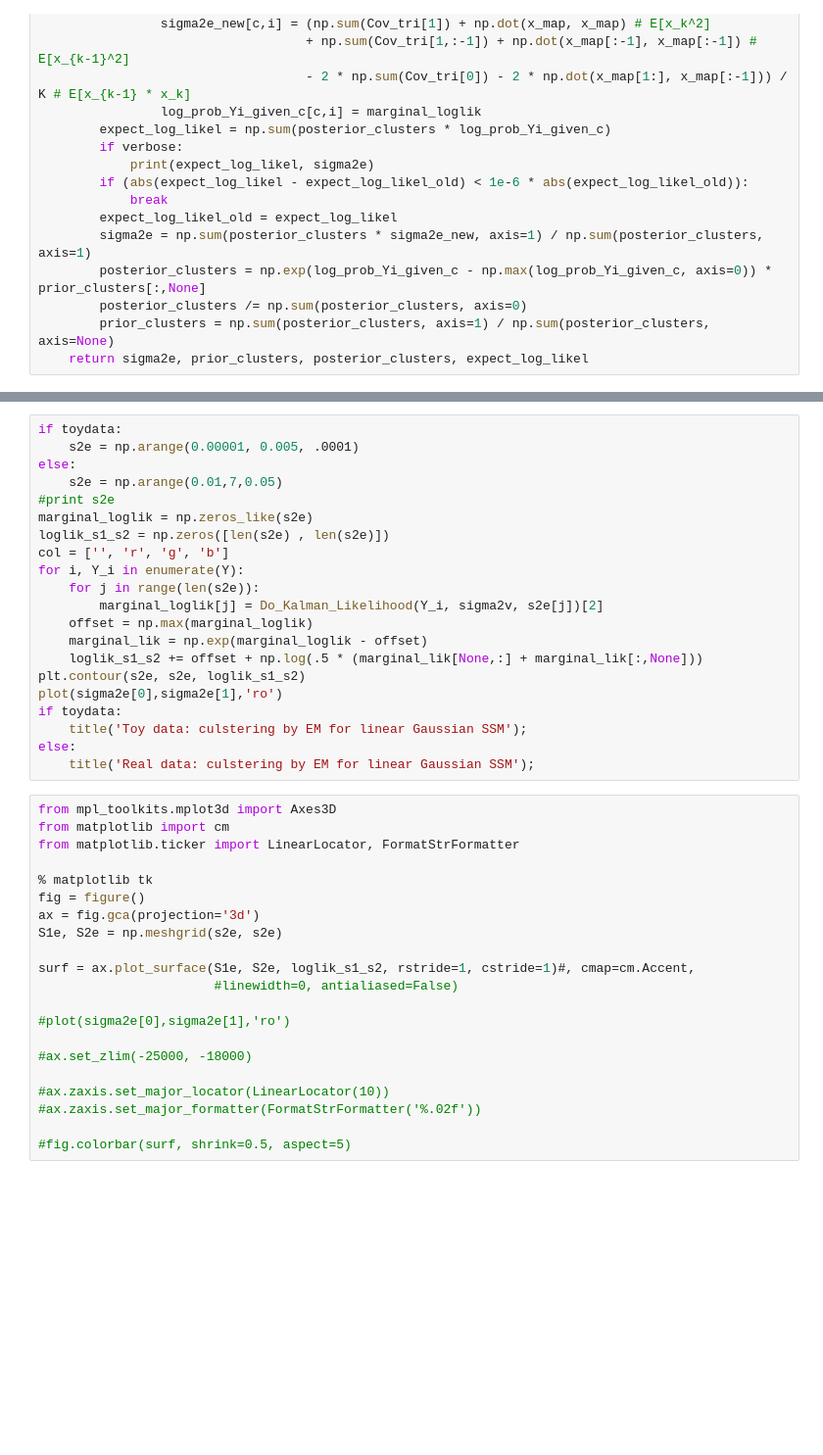
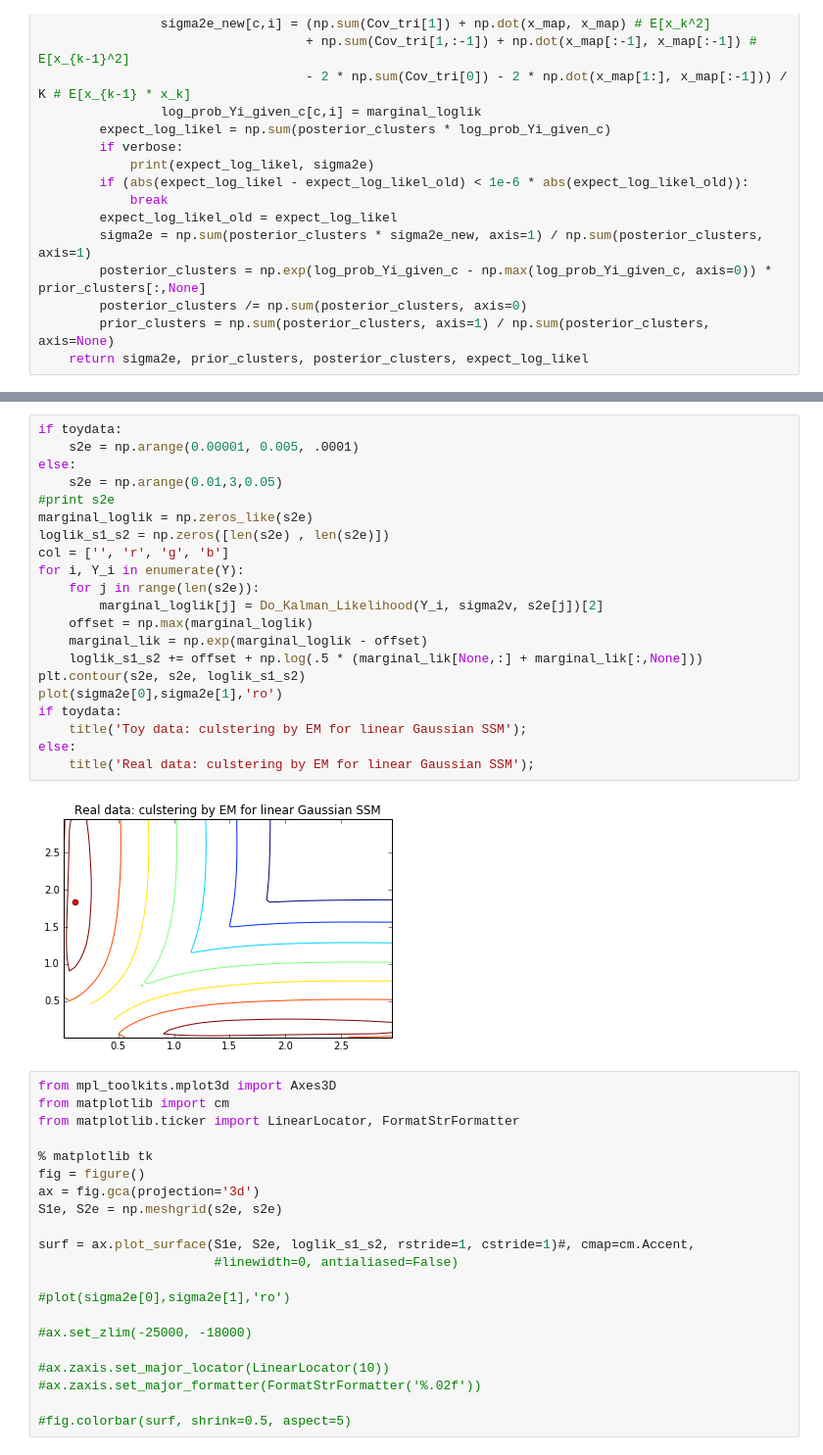
Before and after one commit to lciti/SEAS2016, a Jupyter notebook: ClusteringKalmanBasedOnSigma2e.ipynb, the cells around one changed output, grey strips where cells are left out. Shown at 98% size. Saved outputs shown, nothing was run; the diff lists cells and outputs as text; blank space fills up the shorter version.

```diff
--- a/ClusteringKalmanBasedOnSigma2e.ipynb
+++ b/ClusteringKalmanBasedOnSigma2e.ipynb
@@ -243,24 +243,26 @@ Wall time: 12.8 s
 # %%
 if toydata:
     s2e = np.arange(0.00001, 0.005, .0001)
 else:
-    s2e = np.arange(0.01,7,0.05)
+    s2e = np.arange(0.01,3,0.05)
 #print s2e
 marginal_loglik = np.zeros_like(s2e)
 loglik_s1_s2 = np.zeros([len(s2e) , len(s2e)])
 col = ['', 'r', 'g', 'b']
 for i, Y_i in enumerate(Y):
     for j in range(len(s2e)):
         marginal_loglik[j] = Do_Kalman_Likelihood(Y_i, sigma2v, s2e[j])[2]
     offset = np.max(marginal_loglik)
     marginal_lik = np.exp(marginal_loglik - offset)
     loglik_s1_s2 += offset + np.log(.5 * (marginal_lik[None,:] + marginal_lik[:,None]))
 plt.contour(s2e, s2e, loglik_s1_s2)
 plot(sigma2e[0],sigma2e[1],'ro')
 if toydata:
     title('Toy data: culstering by EM for linear Gaussian SSM');
 else:
     title('Real data: culstering by EM for linear Gaussian SSM');
+# %% [output]
+[figure, added]
 # %%
 from mpl_toolkits.mplot3d import Axes3D
 from matplotlib import cm
```
Also changed, not shown: parts of 19 cells of this notebook.
